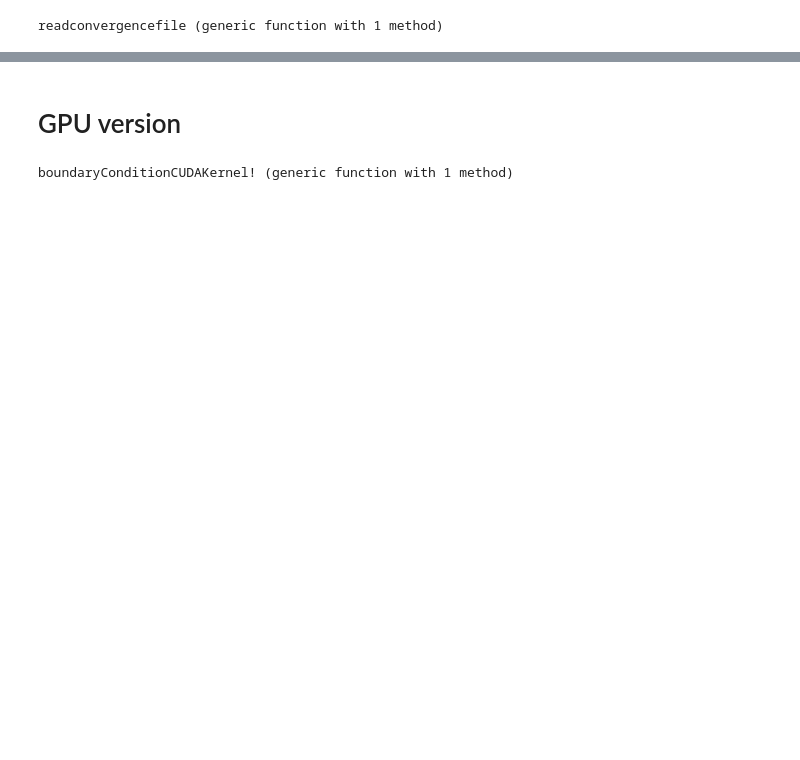
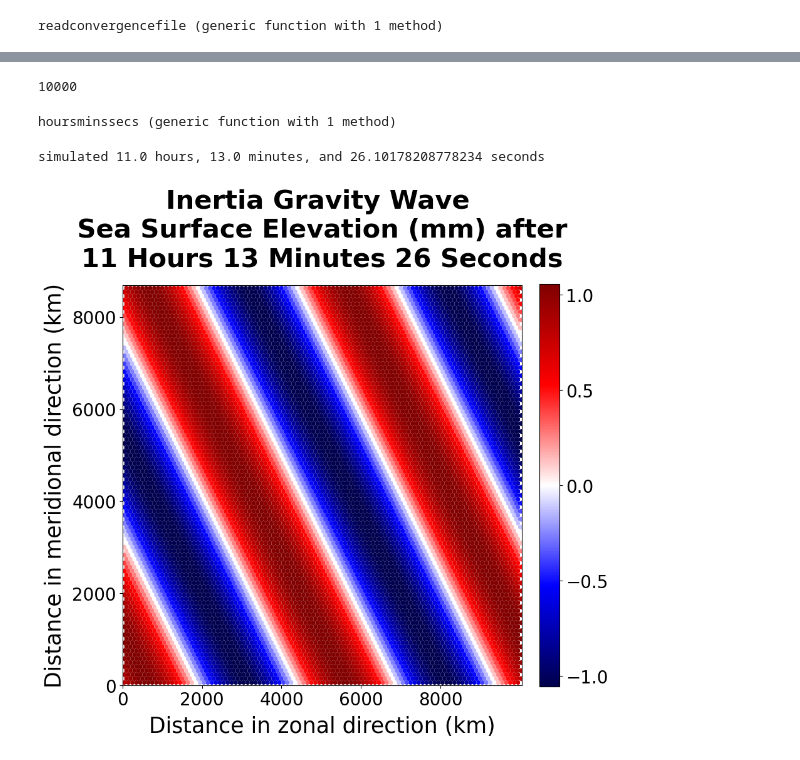
Before and after one commit to robertstrauss/MPAS_Ocean_Julia, a Jupyter notebook: InertiaGravityWaveConvergenceTest.ipynb, the cells around one changed output, grey strips where cells are left out. Drawn from its saved outputs; the diff is of its cells as text; code cells hidden in the pictures; blank space fills up the shorter version.

```diff
--- a/InertiaGravityWaveConvergenceTest.ipynb
+++ b/InertiaGravityWaveConvergenceTest.ipynb
@@ -306,2 +295,6 @@ fig.savefig("$(fname)_convergence.png", bbox_inches="tight")
-# %% [markdown]
-# GPU version
+# %%
+mpasOcean = MPAS_Ocean(CODE_ROOT * "InertiaGravityWaveMesh",
+    "base_mesh.nc", "mesh.nc", periodicity="Periodic")
+mpasOcean.nCells
+# %% [output]
+10000
@@ -307,0 +304,42 @@ fig.savefig("$(fname)_convergence.png", bbox_inches="tight")
+# %%
+function hoursminssecs(T)
+    hours = floor(T/3600)
+    T -= 3600*hours
+    mins = floor(T/60)
+    T -= 60*mins
+    return hours, mins, T
+end
+# %% [output]
+hoursminssecs (generic function with 1 method)
+# %%
+nSteps = 100
+for i in 1:nSteps
+    forward_backward_step!(mpasOcean)
+end
+mpasOcean.sshCurrent = dropdims(sum(mpasOcean.layerThickness,dims=1),dims=1) - mpasOcean.bottomDepth
+hours, mins, secs = hoursminssecs(100*mpasOcean.dt)
+println("simulated $hours hours, $mins minutes, and $secs seconds")
+# %% [output]
+simulated 11.0 hours, 13.0 minutes, and 26.10178208778234 seconds
+# %%
+fig, ax = plt.subplots(1,1, figsize=(9,9))
+_, _, cbar = heatMapMesh(mpasOcean, mpasOcean.sshCurrent*1000, fig=fig, ax=ax)
+
+ax.set_title("Inertia Gravity Wave \n Sea Surface Elevation (mm) after \n$(Int(round(hours))) Hours $(Int(round(mins))) Minutes $(Int(round(secs))) Seconds",
+        fontsize=30, fontweight="bold", y=1.035)
+# cbar.set_label("Sea Surface Elevation (mm)", fontsize=25, labelpad=7.5)
+ax.set_xlabel("Distance in zonal direction (km)", fontsize=25, labelpad=7.5)
+ax.set_ylabel("Distance in meridional direction (km)", fontsize=25, labelpad=7.5)
+ax.tick_params(axis="both", which="major", labelsize=20)
+cbar.ax.tick_params(labelsize=20)
+
+xticks = Int.(round.(range(1,mpasOcean.lX,step=2e6)/1000))
+ax.set_xticks(xticks*1000, xticks)
+yticks = Int.(round.(range(1,mpasOcean.lY,step=2e6)/1000))
+ax.set_yticks(yticks*1000, yticks)
+
+cbar.ax.set_yticks(-1:0.5:1)
+
+display(fig)
+# %% [output]
+[figure, added]
@@ -308,19 +348,2 @@ fig.savefig("$(fname)_convergence.png", bbox_inches="tight")
 # %%
 import CUDA
-# %%
-function boundaryConditionCUDAKernel!(nEdges, boundaryEdge, gravity, H, lateralProfile,
-                                        yEdge, lYedge, xEdge, R, normalVelocityCurrent,
-                                        angleEdge, t)
-    iEdge = (CUDA.blockIdx().x - 1) * CUDA.blockDim().x + CUDA.threadIdx().x
-    if iEdge <= nEdges
-        if boundaryEdge[iEdge] == 1
-            c = CUDA.sqrt(gravity * H)
-            v = c * lateralProfile(yEdge[iEdge] .+ c*t, lYedge) * CUDA.exp(-xEdge[iEdge]/R)
-            normalVelocityCurrent[iEdge] = v*CUDA.sin(angleEdge[iEdge])
-        end
-    end
-
-    return
-end
-# %% [output]
-boundaryConditionCUDAKernel! (generic function with 1 method)
```
Also changed, not shown: parts of 25 cells of this notebook, 31 other files.
